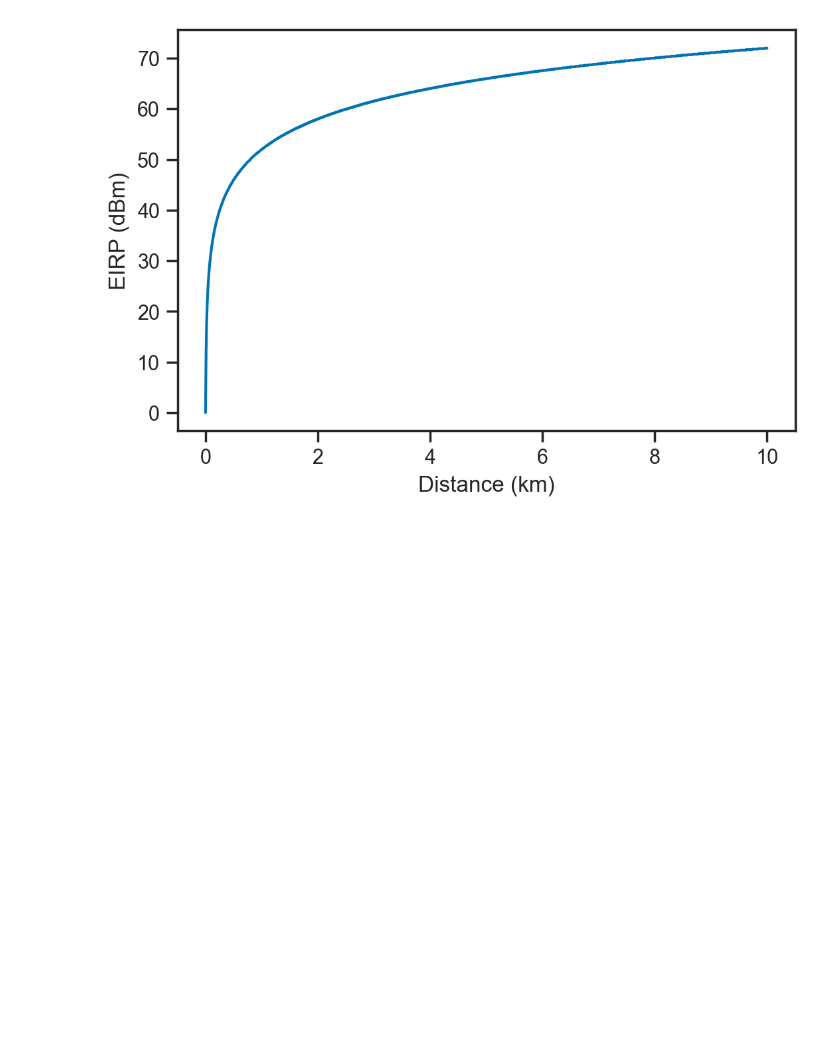
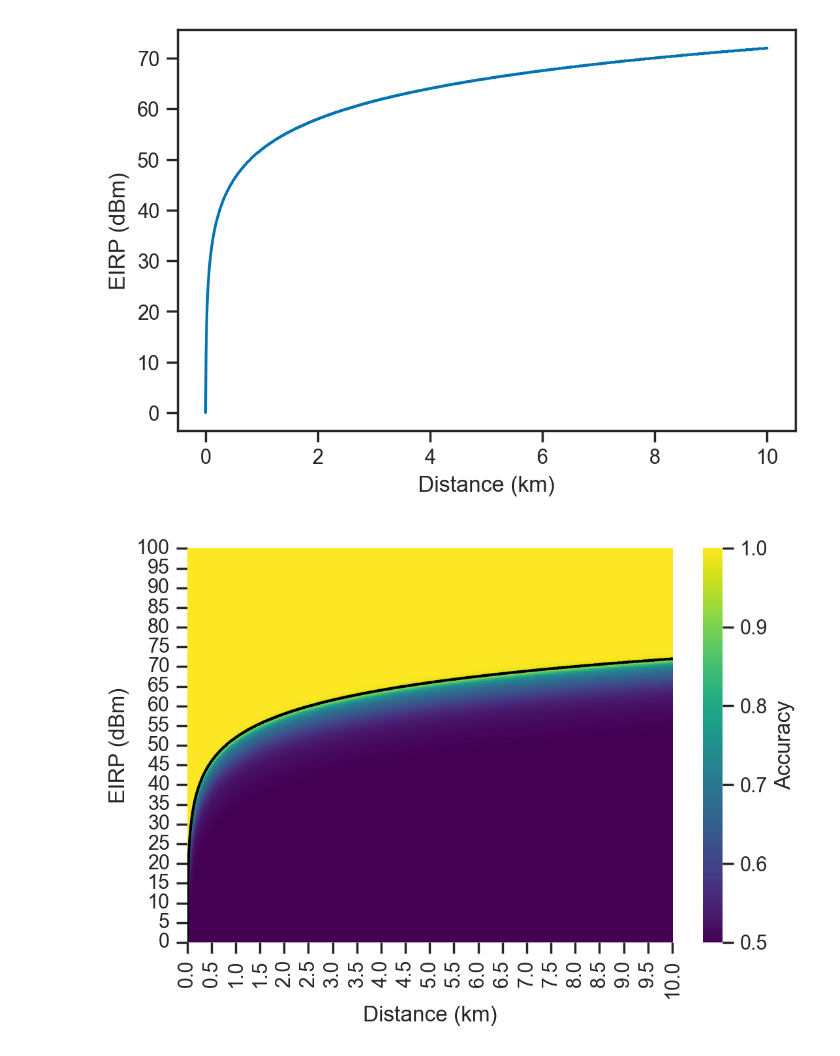
Before and after one commit to ssloxford/firefly, a Jupyter notebook: overshadowing/notebooks/overshadowing2.ipynb, the cells around one changed output. Saved outputs shown, nothing was run; the diff lists cells and outputs as text; code cells hidden in the pictures; blank space fills up the shorter version.

```diff
--- a/overshadowing/notebooks/overshadowing2.ipynb
+++ b/overshadowing/notebooks/overshadowing2.ipynb
@@ -191,3 +183,27 @@ plt.ylabel("EIRP (dBm)")
 plt.savefig("plots/distance_eirp_95.pdf", bbox_inches='tight')
 # %% [output]
 [figure]
+# %%
+df_data_accuracy_distance['distance_scaled'] = df_data_accuracy_distance.distance * 100
+df_data_accuracy_distance['base_gain_scaled'] = df_data_accuracy_distance.base_gain * 10
+# %%
+ax = sns.heatmap(df_data_accuracy_pivot, cmap='viridis', vmin=0.5, vmax=1, cbar_kws={'label': 'Accuracy'}, rasterized=True)
+
+xticklabels = np.arange(0, 10.5, 0.5)
+xticks = np.where(np.in1d(distances, xticklabels))[0]
+plt.xticks(xticks, xticklabels)
+
+yticklabels = np.arange(0, 105, 5)
+yticks = np.where(np.in1d(base_gains, yticklabels))[0]
+plt.yticks(yticks, yticklabels)
+
+ax.invert_yaxis()
+
+sns.lineplot(data=df_data_accuracy_distance, x='distance_scaled', y='base_gain_scaled', color='black')
+
+plt.xlabel("Distance (km)")
+plt.ylabel("EIRP (dBm)")
+
+plt.savefig("plots/distance_eirp_heatmap_95.pdf", bbox_inches='tight')
+# %% [output]
+[figure, added]
```
Also changed, not shown: parts of 3 cells of this notebook, 6 other files.
